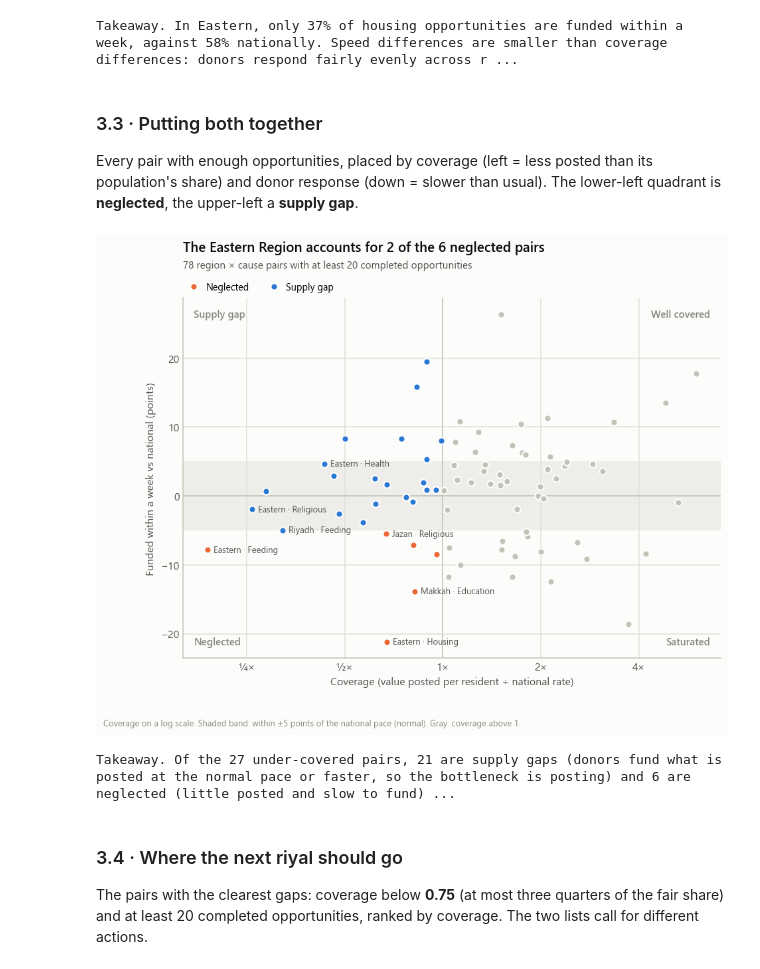
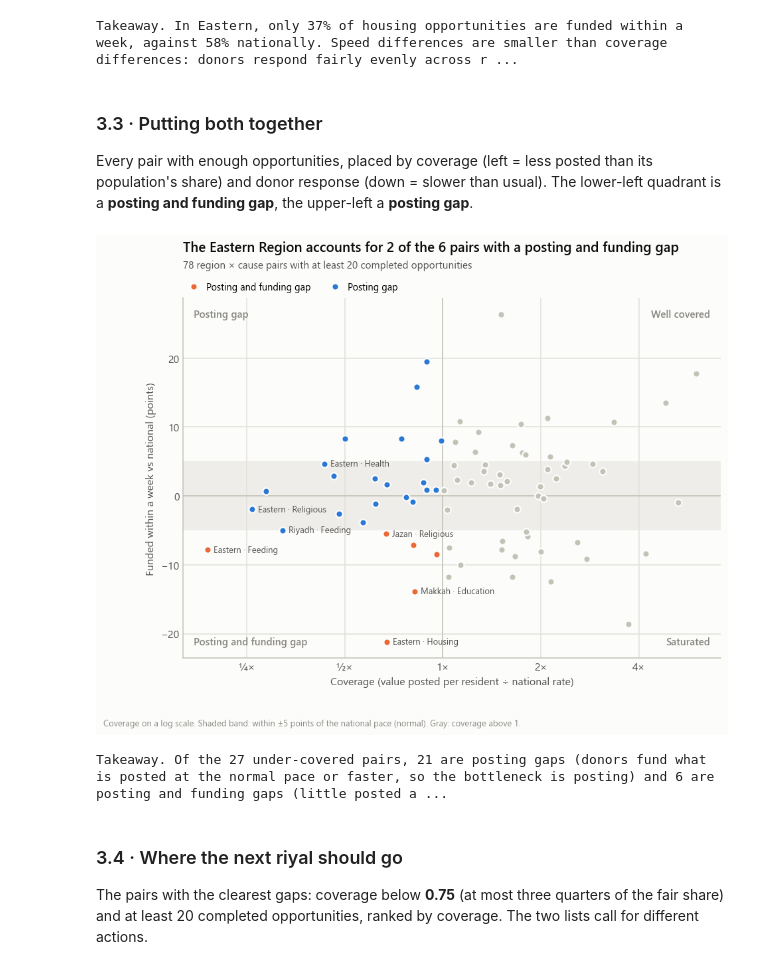
Before and after one commit to noorge/next-riyal, a Jupyter notebook: analysis.ipynb, the cells around one changed output. Drawn from its saved outputs; the diff is of its cells as text; code cells hidden in the pictures.

```diff
--- a/analysis.ipynb
+++ b/analysis.ipynb
@@ -882,7 +882,7 @@ def situation(row):
         return "Too few to judge"
     slow = row.speed < -TOL
     if row.coverage < 1:
-        return "Neglected" if slow else "Supply gap"
+        return "Posting and funding gap" if slow else "Posting gap"
     return "Saturated" if slow else "Well covered"
 gap["situation"] = gap.apply(situation, axis=1)
 gap.to_csv(ROOT / "outputs/coverage_gap.csv", index=False, encoding="utf-8-sig")
@@ -945,52 +945,52 @@ Takeaway. In Eastern, only 37% of housing opportunities are funded within a week
 # %% [markdown]
 ### 3.3 · Putting both together
 
-Every pair with enough opportunities, placed by coverage (left = less posted than its population's share) and donor response (down = slower than usual). The lower-left quadrant is **neglected**, the upper-left a **supply gap**.
+Every pair with enough opportunities, placed by coverage (left = less posted than its population's share) and donor response (down = slower than usual). The lower-left quadrant is a **posting and funding gap**, the upper-left a **posting gap**.
 # %%
 pts = gap.dropna(subset=["speed"])
-colors = {"Neglected": viz.SERIES[1], "Supply gap": viz.SERIES[0]}
+colors = {"Posting and funding gap": viz.SERIES[1], "Posting gap": viz.SERIES[0]}
 fig, ax = plt.subplots(figsize=(9.5, 6.4))
 for name, grp in pts.groupby("situation"):
     ax.scatter(grp.coverage, grp.speed, s=46, color=colors.get(name, viz.CONTEXT),
                edgecolor=viz.SURFACE, linewidth=1.5, label=name if name in colors else None, zorder=3)
 ax.set_xscale("log", base=2)
 ax.axvline(1, color=viz.AXIS, linewidth=1, zorder=1)
 ax.axhspan(-TOL, TOL, color=viz.GRID, alpha=0.5, zorder=0, linewidth=0)   # normal-pace band
 ax.axhline(0, color=viz.AXIS, linewidth=1, zorder=1)
 ax.set_xticks([0.25, 0.5, 1, 2, 4], ["¼×", "½×", "1×", "2×", "4×"])
 ax.set_xlabel("Coverage (value posted per resident ÷ national rate)")
 ax.set_ylabel("Funded within a week vs national (points)")
-for label, x, y, ha, va in [("Neglected", 0.02, 0.03, "left", "bottom"), ("Supply gap", 0.02, 0.97, "left", "top"),
+for label, x, y, ha, va in [("Posting and funding gap", 0.02, 0.03, "left", "bottom"), ("Posting gap", 0.02, 0.97, "left", "top"),
                             ("Saturated", 0.98, 0.03, "right", "bottom"), ("Well covered", 0.98, 0.97, "right", "top")]:
     ax.text(x, y, label, transform=ax.transAxes, ha=ha, va=va, fontsize=10, color=viz.MUTED, fontweight="semibold")
 placed = []   # label the lowest-coverage pairs, skipping any too close to one already labelled
-for _, r in pd.concat([pts[pts.situation == "Neglected"].nsmallest(6, "coverage"),
-                       pts[pts.situation == "Supply gap"].nsmallest(6, "coverage")]).iterrows():
+for _, r in pd.concat([pts[pts.situation == "Posting and funding gap"].nsmallest(6, "coverage"),
+                       pts[pts.situation == "Posting gap"].nsmallest(6, "coverage")]).iterrows():
     x, y = np.log2(r.coverage), r.speed
     if any(abs(x - px) < 0.55 and abs(y - py) < 3 for px, py in placed):
         continue
     placed.append((x, y))
     ax.annotate(f"{r.region_en} · {r.cause}", (r.coverage, r.speed), xytext=(6, 0), textcoords="offset points",
                 fontsize=8.5, color=viz.INK_2, va="center")
 ax.legend(loc="lower right", bbox_to_anchor=(1, 1))
 counts = pts.situation.value_counts()
-neg = pts[pts.situation == "Neglected"]
+neg = pts[pts.situation == "Posting and funding gap"]
 top_region = neg.region_en.value_counts()
 region_name = {"Eastern": "The Eastern Region"}.get(top_region.index[0], top_region.index[0])
-viz.title(ax, f"{region_name} accounts for {top_region.iloc[0]} of the {len(neg)} neglected pairs",
+viz.title(ax, f"{region_name} accounts for {top_region.iloc[0]} of the {len(neg)} pairs with a posting and funding gap",
           f"{len(pts)} region × cause pairs with at least {MIN_N} completed opportunities")
 viz.note(fig, f"Coverage on a log scale. Shaded band: within ±{TOL} points of the national pace (normal). Gray: coverage above 1.")
 viz.save(fig, "3_3_quadrants")
 plt.show()
 
-under = counts.get("Supply gap", 0) + counts.get("Neglected", 0)
-viz.takeaway(f"Of the {under} under-covered pairs, <b>{counts.get('Supply gap', 0)}</b> are supply gaps (donors fund what is "
-             f"posted at the normal pace or faster, so the bottleneck is posting) and <b>{counts.get('Neglected', 0)}</b> are "
-             f"neglected (little posted and slow to fund). <b>{top_region.index[0]}</b> has {top_region.iloc[0]} of the "
-             f"neglected pairs: it is both under-posted and under-funded.")
+under = counts.get("Posting gap", 0) + counts.get("Posting and funding gap", 0)
+viz.takeaway(f"Of the {under} under-covered pairs, <b>{counts.get('Posting gap', 0)}</b> are posting gaps (donors fund what is "
+             f"posted at the normal pace or faster, so the bottleneck is posting) and <b>{counts.get('Posting and funding gap', 0)}</b> are "
+             f"posting and funding gaps (little posted and slow to fund). <b>{top_region.index[0]}</b> has {top_region.iloc[0]} of the "
+             f"posting and funding gaps: it is both under-posted and slow to fund.")
 # %% [output]
-[figure, old version]
+[figure, new version]
-Takeaway. Of the 27 under-covered pairs, 21 are supply gaps (donors fund what is posted at the normal pace or faster, so the bottleneck is posting) and 6 are neglected (little posted and slow to fund) ...
+Takeaway. Of the 27 under-covered pairs, 21 are posting gaps (donors fund what is posted at the normal pace or faster, so the bottleneck is posting) and 6 are posting and funding gaps (little posted a ...
 # %% [markdown]
 ### 3.4 · Where the next riyal should go
 
```
Also changed, not shown: parts of 5 cells of this notebook, 16 other files.
